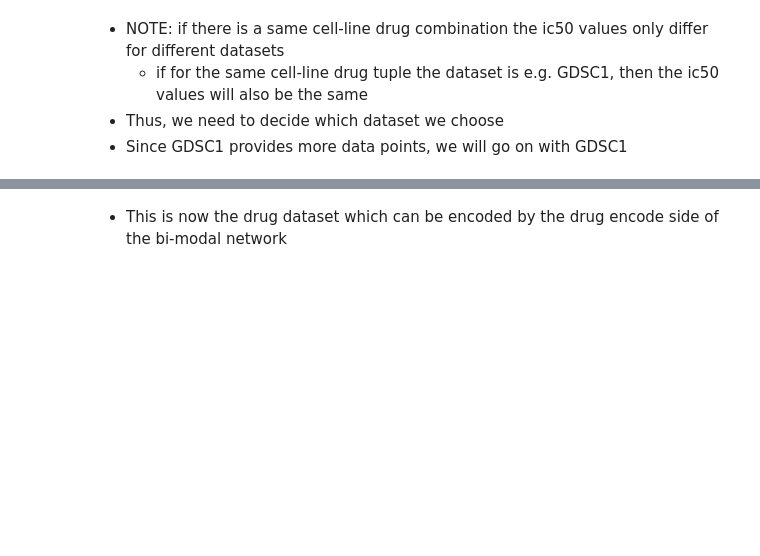
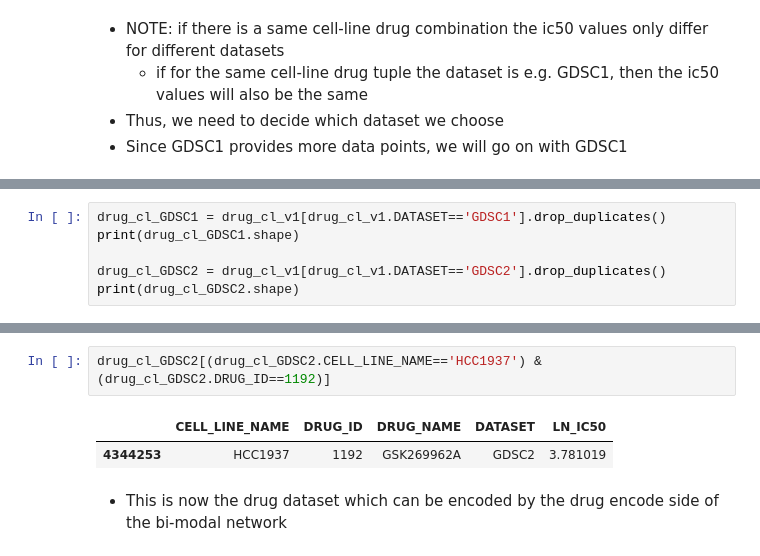
Before and after one commit to PeeteKeesel/gnn-for-drug-response-prediction, a Jupyter notebook: 04_v2_mutations.ipynb, the cells around one changed output, grey strips where cells are left out. Cells and saved outputs as stored; diff of their text form; blank space fills up the shorter version.

```diff
--- a/04_v2_mutations.ipynb
+++ b/04_v2_mutations.ipynb
@@ -646,0 +641,6 @@ print(drug_cl_v2.shape)
+# %%
+drug_cl_GDSC1 = drug_cl_v1[drug_cl_v1.DATASET=='GDSC1'].drop_duplicates()
+print(drug_cl_GDSC1.shape)
+
+drug_cl_GDSC2 = drug_cl_v1[drug_cl_v1.DATASET=='GDSC2'].drop_duplicates()
+print(drug_cl_GDSC2.shape)
@@ -650,6 +653,11 @@ drug_cl_v2[(drug_cl_v2.CELL_LINE_NAME=='HCC1937') & (drug_cl_v2.DRUG_ID==1192)]
 # %% [output]
 |  | CELL_LINE_NAME | DRUG_ID | DATASET | LN_IC50 |
 | 2846209 | HCC1937 | 1192 | GDSC1 | 3.810152 |
+# %%
+drug_cl_GDSC2[(drug_cl_GDSC2.CELL_LINE_NAME=='HCC1937') & (drug_cl_GDSC2.DRUG_ID==1192)]
+# %% [output]
+|  | CELL_LINE_NAME | DRUG_ID | DRUG_NAME | DATASET | LN_IC50 |
+| 4344253 | HCC1937 | 1192 | GSK269962A | GDSC2 | 3.781019 |
 # %% [markdown]
 - This is now the drug dataset which can be encoded by the drug encode side of the bi-modal network
 # %% [markdown]
```
Also changed, not shown: parts of 9 cells of this notebook, 1 other file.
